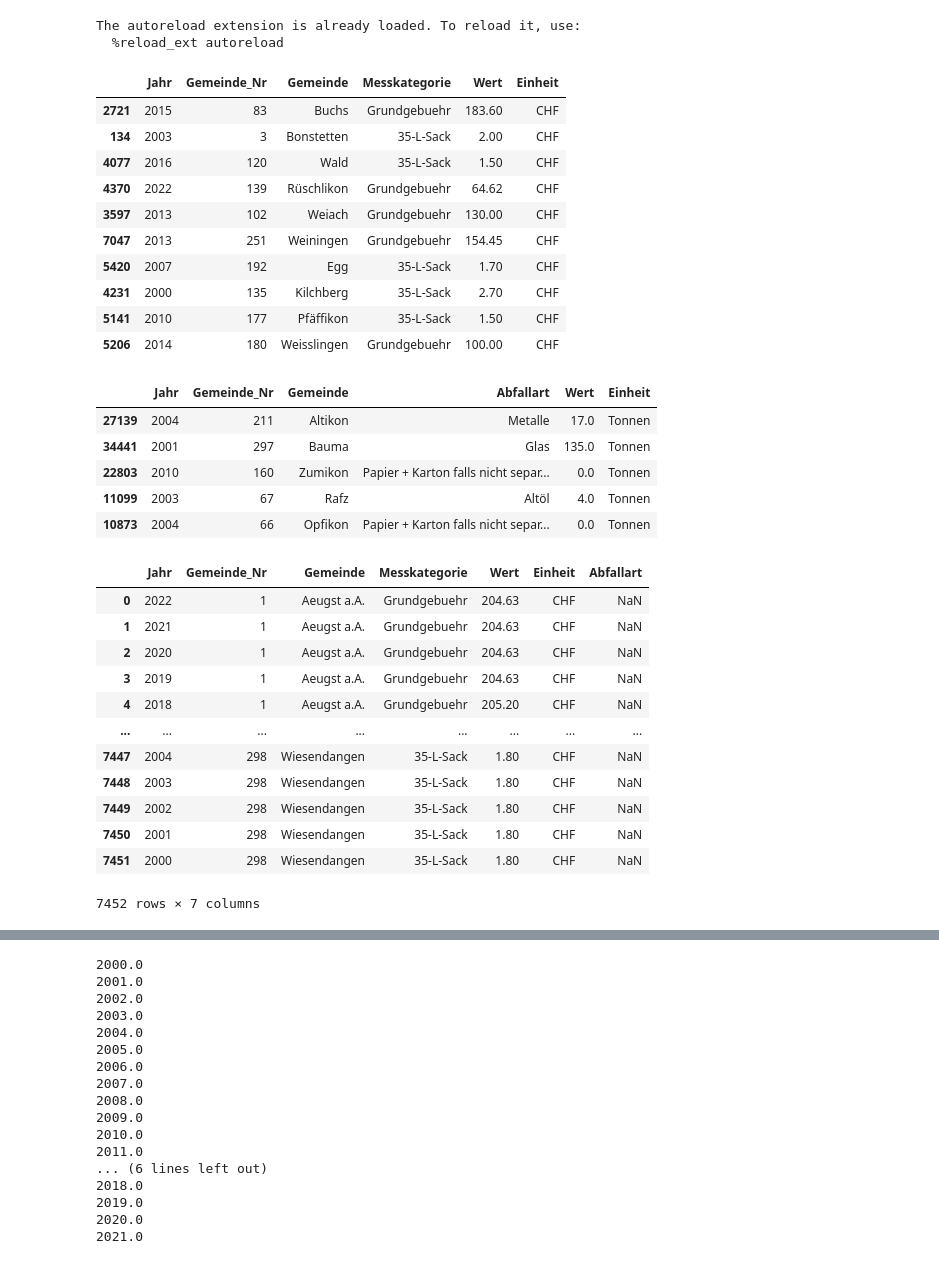
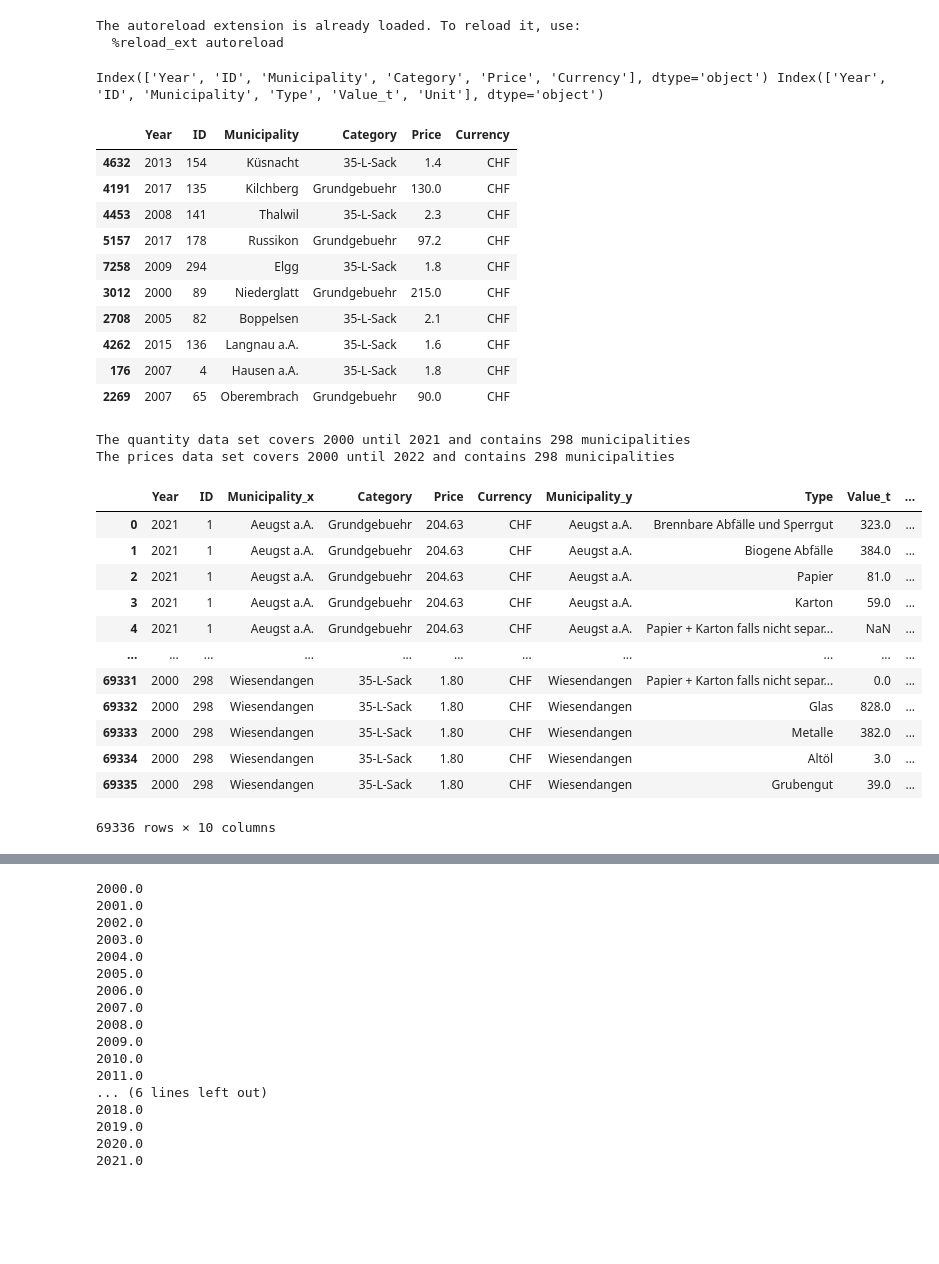
Before and after one commit to biguntitled/Intro_Num, a Jupyter notebook: 02_Data_Project/ZH Waste/Project_2 LAURA.ipynb, the cells around one changed output, grey strips where cells are left out. Cells and saved outputs as stored; diff of their text form; code cells hidden in the pictures; blank space fills up the shorter version.

```diff
--- a/02_Data_Project/ZH Waste/Project_2 LAURA.ipynb
+++ b/02_Data_Project/ZH Waste/Project_2 LAURA.ipynb
@@ -12,41 +12,41 @@ The autoreload extension is already loaded. To reload it, use:
 # %%
 prices = pd.read_csv('Prices.csv')
 quantity = pd.read_csv('Quantity.csv')
+print(prices.columns, quantity.columns)
 prices.sample(10)
 # %% [output]
+Index(['Year', 'ID', 'Municipality', 'Category', 'Price', 'Currency'], dtype='object') Index(['Year', 'ID', 'Municipality', 'Type', 'Value_t', 'Unit'], dtype='object')
-|  | Jahr | Gemeinde_Nr | Gemeinde | Messkategorie | Wert | Einheit |
-| 2721 | 2015 | 83 | Buchs | Grundgebuehr | 183.60 | CHF |
-| 134 | 2003 | 3 | Bonstetten | 35-L-Sack | 2.00 | CHF |
-| 4077 | 2016 | 120 | Wald | 35-L-Sack | 1.50 | CHF |
-| 4370 | 2022 | 139 | Rüschlikon | Grundgebuehr | 64.62 | CHF |
-| 3597 | 2013 | 102 | Weiach | Grundgebuehr | 130.00 | CHF |
-| 7047 | 2013 | 251 | Weiningen | Grundgebuehr | 154.45 | CHF |
-| 5420 | 2007 | 192 | Egg | 35-L-Sack | 1.70 | CHF |
-| 4231 | 2000 | 135 | Kilchberg | 35-L-Sack | 2.70 | CHF |
-| 5141 | 2010 | 177 | Pfäffikon | 35-L-Sack | 1.50 | CHF |
-| 5206 | 2014 | 180 | Weisslingen | Grundgebuehr | 100.00 | CHF |
+|  | Year | ID | Municipality | Category | Price | Currency |
+| 4632 | 2013 | 154 | Küsnacht | 35-L-Sack | 1.4 | CHF |
+| 4191 | 2017 | 135 | Kilchberg | Grundgebuehr | 130.0 | CHF |
+| 4453 | 2008 | 141 | Thalwil | 35-L-Sack | 2.3 | CHF |
+| 5157 | 2017 | 178 | Russikon | Grundgebuehr | 97.2 | CHF |
+| 7258 | 2009 | 294 | Elgg | 35-L-Sack | 1.8 | CHF |
+| 3012 | 2000 | 89 | Niederglatt | Grundgebuehr | 215.0 | CHF |
+| 2708 | 2005 | 82 | Boppelsen | 35-L-Sack | 2.1 | CHF |
+| 4262 | 2015 | 136 | Langnau a.A. | 35-L-Sack | 1.6 | CHF |
+| 176 | 2007 | 4 | Hausen a.A. | 35-L-Sack | 1.8 | CHF |
+| 2269 | 2007 | 65 | Oberembrach | Grundgebuehr | 90.0 | CHF |
-# %%
-quantity.sample(5)
-# %% [output]
-|  | Jahr | Gemeinde_Nr | Gemeinde | Abfallart | Wert | Einheit |
-| 27139 | 2004 | 211 | Altikon | Metalle | 17.0 | Tonnen |
-| 34441 | 2001 | 297 | Bauma | Glas | 135.0 | Tonnen |
-| 22803 | 2010 | 160 | Zumikon | Papier + Karton falls nicht separ... | 0.0 | Tonnen |
-| 11099 | 2003 | 67 | Rafz | Altöl | 4.0 | Tonnen |
-| 10873 | 2004 | 66 | Opfikon | Papier + Karton falls nicht separ... | 0.0 | Tonnen |
-# %%
-prices.merge(quantity,how='left')
-# %% [output]
-|  | Jahr | Gemeinde_Nr | Gemeinde | Messkategorie | Wert | Einheit | Abfallart |
-| 0 | 2022 | 1 | Aeugst a.A. | Grundgebuehr | 204.63 | CHF | NaN |
-| 1 | 2021 | 1 | Aeugst a.A. | Grundgebuehr | 204.63 | CHF | NaN |
-| 2 | 2020 | 1 | Aeugst a.A. | Grundgebuehr | 204.63 | CHF | NaN |
-| 3 | 2019 | 1 | Aeugst a.A. | Grundgebuehr | 204.63 | CHF | NaN |
-| 4 | 2018 | 1 | Aeugst a.A. | Grundgebuehr | 205.20 | CHF | NaN |
-| ... | ... | ... | ... | ... | ... | ... | ... |
-| 7447 | 2004 | 298 | Wiesendangen | 35-L-Sack | 1.80 | CHF | NaN |
-| 7448 | 2003 | 298 | Wiesendangen | 35-L-Sack | 1.80 | CHF | NaN |
-| 7449 | 2002 | 298 | Wiesendangen | 35-L-Sack | 1.80 | CHF | NaN |
-| 7450 | 2001 | 298 | Wiesendangen | 35-L-Sack | 1.80 | CHF | NaN |
-| 7451 | 2000 | 298 | Wiesendangen | 35-L-Sack | 1.80 | CHF | NaN |
-7452 rows × 7 columns
+# %%
+print('The quantity data set covers', min(quantity['Year']), 'until', max(quantity['Year']),'and contains',max(quantity['ID']),'municipalities')
+print('The prices data set covers', min(prices['Year']), 'until', max(prices['Year']), 'and contains',max(prices['ID']),'municipalities')
+# %% [output]
+The quantity data set covers 2000 until 2021 and contains 298 municipalities
+The prices data set covers 2000 until 2022 and contains 298 municipalities
+# %%
+prices_quantity = pd.merge(prices, quantity, on=['Year', 'ID'])
+prices_quantity
+# %% [output]
+|  | Year | ID | Municipality_x | Category | Price | Currency | Municipality_y | Type | Value_t | ... |
+| 0 | 2021 | 1 | Aeugst a.A. | Grundgebuehr | 204.63 | CHF | Aeugst a.A. | Brennbare Abfälle und Sperrgut | 323.0 | ... |
+| 1 | 2021 | 1 | Aeugst a.A. | Grundgebuehr | 204.63 | CHF | Aeugst a.A. | Biogene Abfälle | 384.0 | ... |
+| 2 | 2021 | 1 | Aeugst a.A. | Grundgebuehr | 204.63 | CHF | Aeugst a.A. | Papier | 81.0 | ... |
+| 3 | 2021 | 1 | Aeugst a.A. | Grundgebuehr | 204.63 | CHF | Aeugst a.A. | Karton | 59.0 | ... |
+| 4 | 2021 | 1 | Aeugst a.A. | Grundgebuehr | 204.63 | CHF | Aeugst a.A. | Papier + Karton falls nicht separ... | NaN | ... |
+| ... | ... | ... | ... | ... | ... | ... | ... | ... | ... | ... |
+| 69331 | 2000 | 298 | Wiesendangen | 35-L-Sack | 1.80 | CHF | Wiesendangen | Papier + Karton falls nicht separ... | 0.0 | ... |
+| 69332 | 2000 | 298 | Wiesendangen | 35-L-Sack | 1.80 | CHF | Wiesendangen | Glas | 828.0 | ... |
+| 69333 | 2000 | 298 | Wiesendangen | 35-L-Sack | 1.80 | CHF | Wiesendangen | Metalle | 382.0 | ... |
+| 69334 | 2000 | 298 | Wiesendangen | 35-L-Sack | 1.80 | CHF | Wiesendangen | Altöl | 3.0 | ... |
+| 69335 | 2000 | 298 | Wiesendangen | 35-L-Sack | 1.80 | CHF | Wiesendangen | Grubengut | 39.0 | ... |
+69336 rows × 10 columns
```
Also changed, not shown: parts of 4 cells of this notebook, 7 other files.
